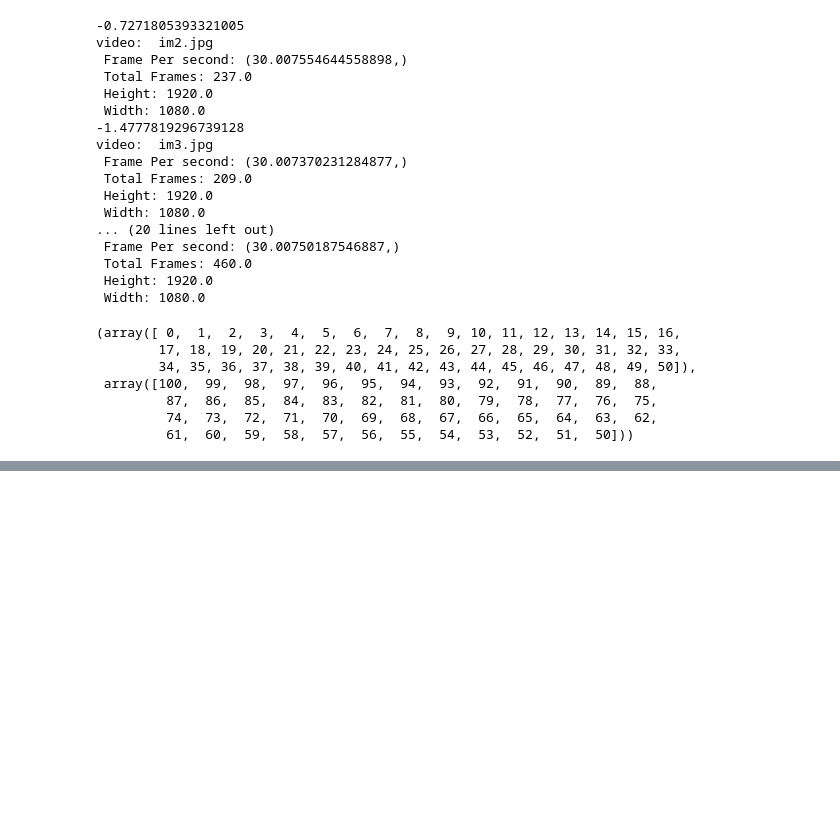
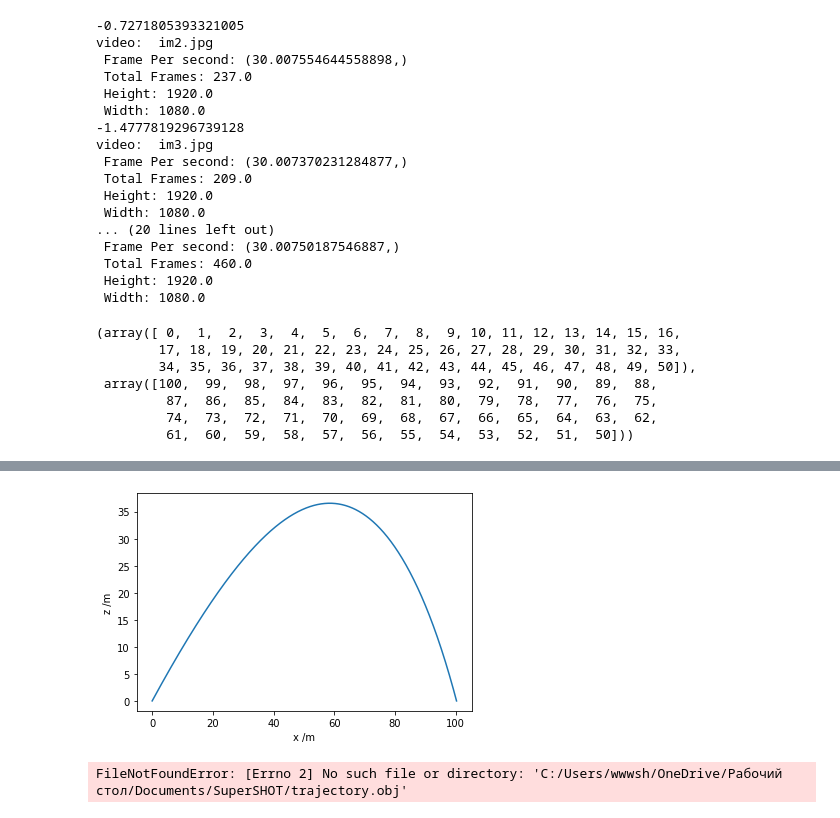
Before and after one commit to jakhon37/3dRotation, a Jupyter notebook: v_python_3drotation_drawonvideo.ipynb, the cells around one changed output, grey strips where cells are left out. Cells and saved outputs as stored; diff of their text form; code cells hidden in the pictures; blank space fills up the shorter version.

```diff
--- a/v_python_3drotation_drawonvideo.ipynb
+++ b/v_python_3drotation_drawonvideo.ipynb
@@ -1230,0 +1286,76 @@ im.show()
+# %%
+import numpy as np
+from scipy.integrate import solve_ivp
+import matplotlib.pyplot as plt
+
+# Drag coefficient, projectile radius (m), area (m2) and mass (kg).
+c = 0.47            # drag coefficent -> An average golf ball will have a drag coefficient of, 0.24 < CD < 0.7
+r = 0.02135         # radius diameter(m) = 42.7mm --> r=d/2 convert to meter = 0.02135
+A = np.pi * r**2    # area
+m = 0.04593         # mass(kg), golf_ball = 45.93 grams
+
+# Air density (kg.m-3), acceleration due to gravity (m.s-2).
+rho_air = 1.28
+g = 9.81
+
+# For convenience, define  this constant.
+k = 0.5 * c * rho_air * A
+
+# Initial speed and launch angle (from the horizontal).
+v0 = 50
+phi0 = np.radians(45.9)
+
+def deriv(t, u):
+    x, xdot, z, zdot = u
+    speed = np.hypot(xdot, zdot)
+    xdotdot = -k/m * speed * xdot
+    zdotdot = -k/m * speed * zdot - g
+    return xdot, xdotdot, zdot, zdotdot
+
+# Initial conditions: x0, v0_x, z0, v0_z.
+u0 = 0, v0 * np.cos(phi0), 0., v0 * np.sin(phi0)
+
+# Integrate up to tf unless we hit the target sooner.
+t0, tf = 0, 50
+
+def hit_target(t, u):
+    # We've hit the target if the z-coordinate is 0.
+    return u[2]
+
+# Stop the integration when we hit the target.
+hit_target.terminal = True
+
+# We must be moving downwards (don't stop before we begin moving upwards!)
+hit_target.direction = -1
+
+def max_height(t, u):
+    # The maximum height is obtained when the z-velocity is zero.
+    return u[3]
+
+soln = solve_ivp(deriv, (t0, tf), u0, dense_output=True,
+                 events=(hit_target, max_height))
+
+print(soln)
+print('Time to target = {:.2f} s'.format(soln.t_events[0][0]))
+print('Time to highest point = {:.2f} s'.format(soln.t_events[1][0]))
+
+# A fine grid of time points from 0 until impact time.
+t = np.linspace(0, soln.t_events[0][0], 1000)
+
+# Retrieve the solution for the time grid and plot the trajectory.
+sol = soln.sol(t)
+x, z = sol[0], sol[2]
+print('Range to target, xmax = {:.2f} m'.format(x[-1]))
+print('Maximum height, zmax = {:.2f} m'.format(max(z)))
+
+plt.plot(x, z)
+plt.xlabel('x /m')
+plt.ylabel('z /m')
+plt.show()
+
+# creating .obj (3D) file...
+f = open("C:/Users/wwwsh/OneDrive/Рабочий стол/Documents/SuperSHOT/trajectory.obj", "w")
+for i in range(x.shape[0]):
+    f.write(f"v {x[i]} 0 {z[i]}\n")
+f.close()
+# %% [output]
@@ -1231,3 +1379,5 @@ im.show()
+[figure, added]
+FileNotFoundError: [Errno 2] No such file or directory: 'C:/Users/wwwsh/OneDrive/Рабочий стол/Documents/SuperSHOT/trajectory.obj'
 # %%
 from PIL import Image, ImageDraw, ImageFont
 
```
Also changed, not shown: parts of 4 cells of this notebook, 1 other file.
